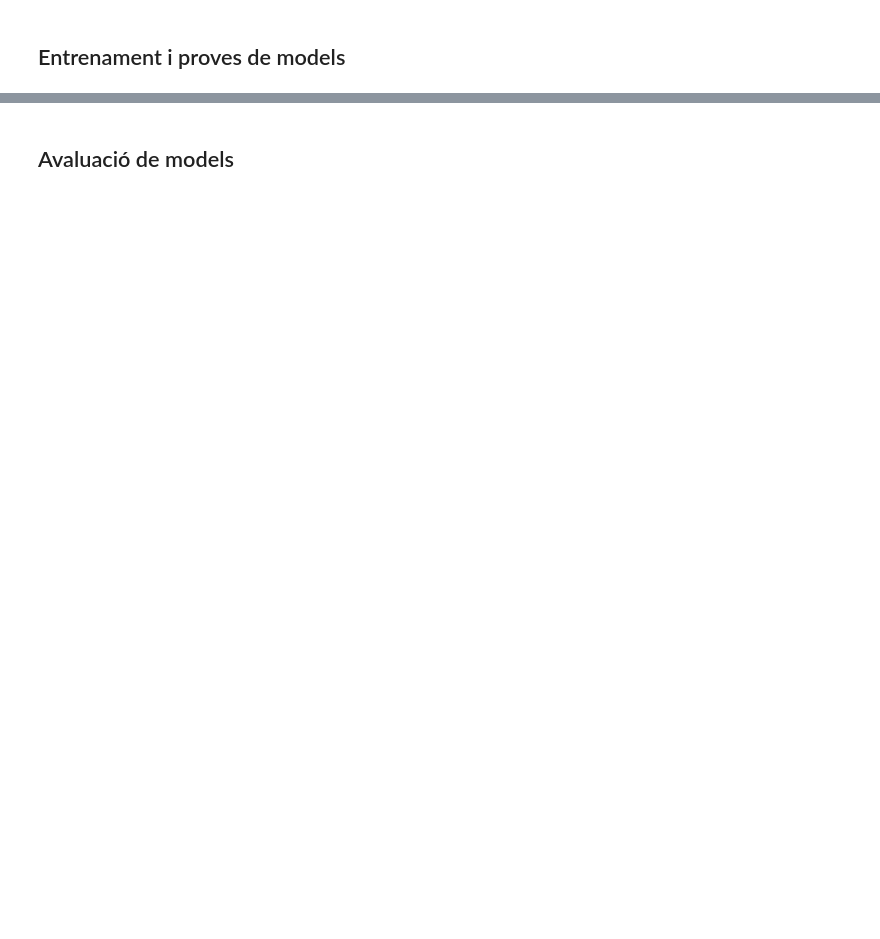
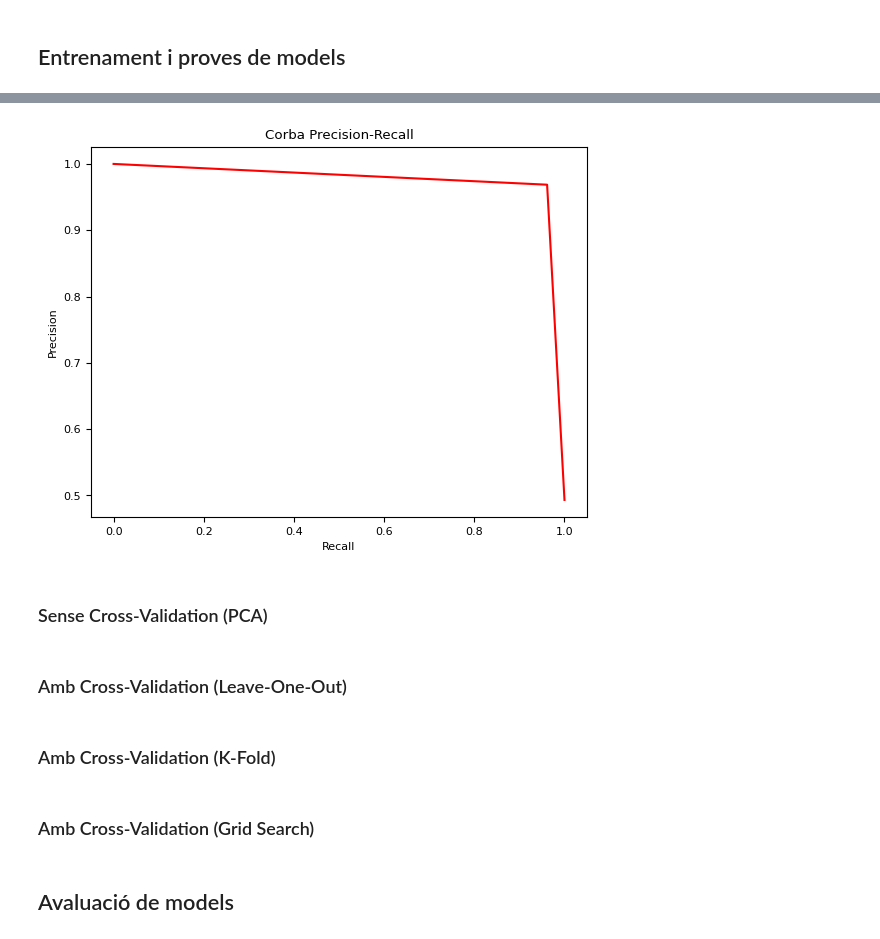
Before and after one commit to RubenRS040398/CasKaggleLoL, a Jupyter notebook: Kaggle.ipynb, the cells around one changed output, grey strips where cells are left out. Cells and saved outputs as stored; diff of their text form; code cells hidden in the pictures; blank space fills up the shorter version.

```diff
--- a/Kaggle.ipynb
+++ b/Kaggle.ipynb
@@ -283,3 +378,20 @@ Posant èmfasi altre cop en la dimensionalitat del dataset, ens pregunta si disp
+# %%
+precision, recall, llindars = precision_recall_curve(y_test, prediccions)
+plt.plot(recall, precision, color='red')
+plt.title('Corba Precision-Recall')
+plt.ylabel('Precision')
+plt.xlabel('Recall')
+plt.show()
+# %% [output]
+[figure, added]
+# %% [markdown]
+### Sense Cross-Validation (PCA)
+# %% [markdown]
+### Amb Cross-Validation (Leave-One-Out)
+# %% [markdown]
+### Amb Cross-Validation (K-Fold)
+# %% [markdown]
+### Amb Cross-Validation (Grid Search)
 # %% [markdown]
 ## Avaluació de models
 # %% [markdown]
```
Also changed, not shown: parts of 18 cells of this notebook.
